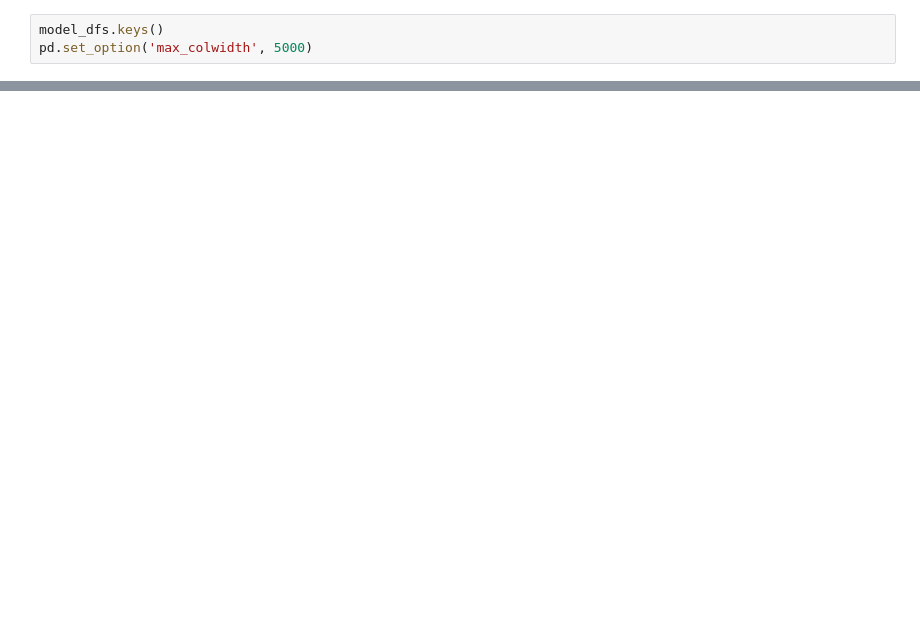
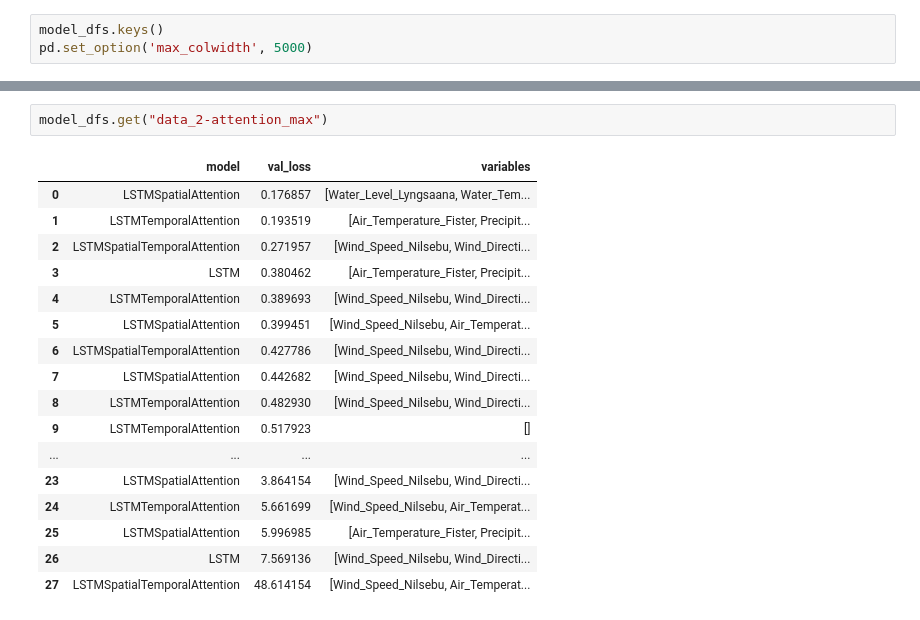
Before and after one commit to BorMagnus/hydro-ml, a Jupyter notebook: notebooks/06-model-evaluation.ipynb, the cells around one changed output, grey strips where cells are left out. Cells and saved outputs as stored; diff of their text form; blank space fills up the shorter version.

```diff
--- a/notebooks/06-model-evaluation.ipynb
+++ b/notebooks/06-model-evaluation.ipynb
@@ -192 +275,21 @@ model_dfs.get("data_2-random_var")
+# %%
+model_dfs.get("data_2-attention_max")
+# %% [output]
+|  | model | val_loss | variables |
+| 0 | LSTMSpatialAttention | 0.176857 | [Water_Level_Lyngsaana, Water_Tem... |
+| 1 | LSTMTemporalAttention | 0.193519 | [Air_Temperature_Fister, Precipit... |
+| 2 | LSTMSpatialTemporalAttention | 0.271957 | [Wind_Speed_Nilsebu, Wind_Directi... |
+| 3 | LSTM | 0.380462 | [Air_Temperature_Fister, Precipit... |
+| 4 | LSTMTemporalAttention | 0.389693 | [Wind_Speed_Nilsebu, Wind_Directi... |
+| 5 | LSTMSpatialAttention | 0.399451 | [Wind_Speed_Nilsebu, Air_Temperat... |
+| 6 | LSTMSpatialTemporalAttention | 0.427786 | [Wind_Speed_Nilsebu, Wind_Directi... |
+| 7 | LSTMSpatialAttention | 0.442682 | [Wind_Speed_Nilsebu, Wind_Directi... |
+| 8 | LSTMTemporalAttention | 0.482930 | [Wind_Speed_Nilsebu, Wind_Directi... |
+| 9 | LSTMTemporalAttention | 0.517923 | [] |
+| ... | ... | ... | ... |
+| 23 | LSTMSpatialAttention | 3.864154 | [Wind_Speed_Nilsebu, Wind_Directi... |
+| 24 | LSTMTemporalAttention | 5.661699 | [Wind_Speed_Nilsebu, Air_Temperat... |
+| 25 | LSTMSpatialAttention | 5.996985 | [Air_Temperature_Fister, Precipit... |
+| 26 | LSTM | 7.569136 | [Wind_Speed_Nilsebu, Wind_Directi... |
+| 27 | LSTMSpatialTemporalAttention | 48.614154 | [Wind_Speed_Nilsebu, Air_Temperat... |
 # %%
```
Also changed, not shown: parts of 13 cells of this notebook, 3 other files.
